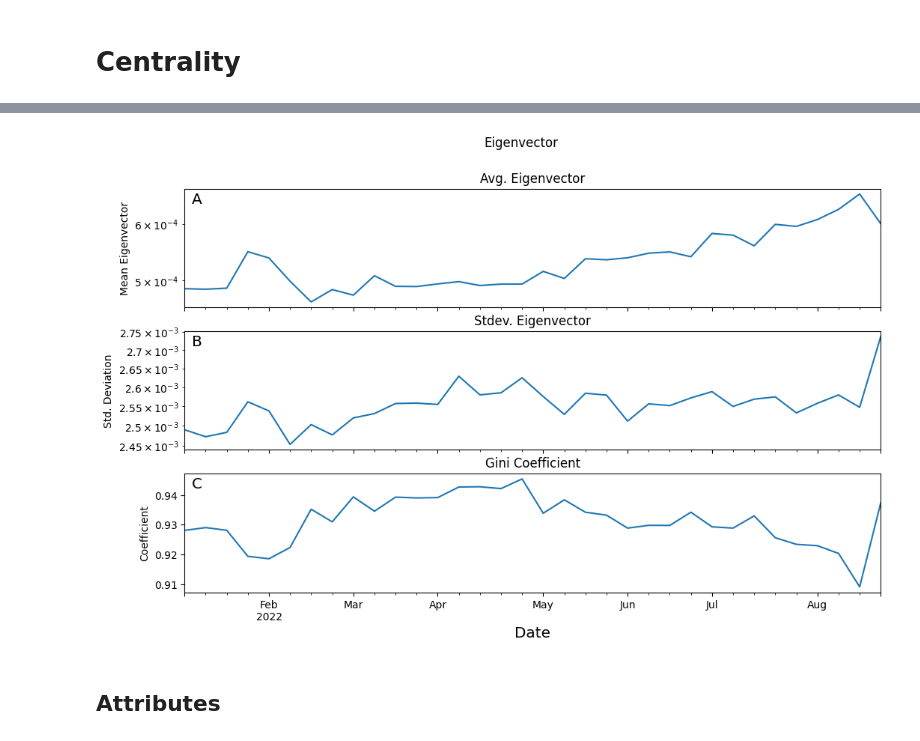
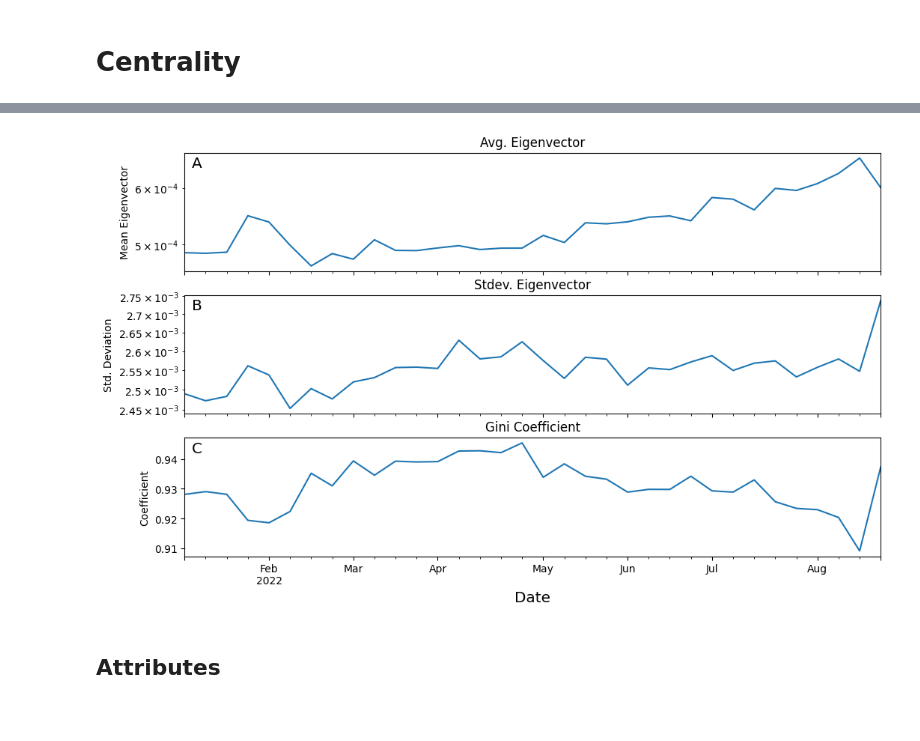
Before and after one commit to Ankan0011/NSProject, a Jupyter notebook: Plots/plots.ipynb, the cells around one changed output, grey strips where cells are left out. Saved outputs shown, nothing was run; the diff lists cells and outputs as text; code cells hidden in the pictures.

```diff
--- a/Plots/plots.ipynb
+++ b/Plots/plots.ipynb
@@ -236,26 +236,26 @@ plt.show()
 # %%
 #Eigenvector
 figsize = (12, 7)
 fig, (ax1, ax2, ax3) = plt.subplots(3, sharex=True)
-fig.suptitle("Eigenvector")
+#fig.suptitle("Eigenvector")
 df_eigenvector.plot(x="date", y="mean_eigenvector", ax=ax1, figsize=figsize, legend=None, title="Avg. Eigenvector", ylabel="Mean Eigenvector")
 df_eigenvector.plot(x="date", y="std_eigenvector", ax=ax2, figsize=figsize, legend=None, title="Stdev. Eigenvector", ylabel="Std. Deviation")
 df_eigenvector.plot(x="date", y="gini_coefficient", ax=ax3, figsize=figsize, legend=None, title="Gini Coefficient", ylabel="Coefficient")
 
 ax1.set_yscale("log")
 #ax1.set_yticks([1.3e5, 1.4e5, 1.5e5, 1.6e5])
 ax1.text(0.01, 0.85, "A", size= "x-large", horizontalalignment='left', verticalalignment='bottom', transform=ax1.transAxes)
 ax2.set_yscale("log")
 #ax2.set_yticks([1e-3, 1.1e-3,1.2e-3,1.3e-3])
 ax2.text(0.01, 0.85, "B", size= "x-large", horizontalalignment='left', verticalalignment='bottom', transform=ax2.transAxes)
 #ax3.set_yscale("log")
 ax3.text(0.01, 0.85, "C", size= "x-large", horizontalalignment='left', verticalalignment='bottom', transform=ax3.transAxes)
 
 ax3.set_xlabel('Date', size="x-large")
 plt.savefig(path_plots+"Eigenvector.png", bbox_inches='tight')
 plt.show()
 # %% [output]
-[figure, old version]
+[figure, new version]
 # %% [markdown]
 ## Attributes
 # %%
```
Also changed, not shown: parts of 4 cells of this notebook.
